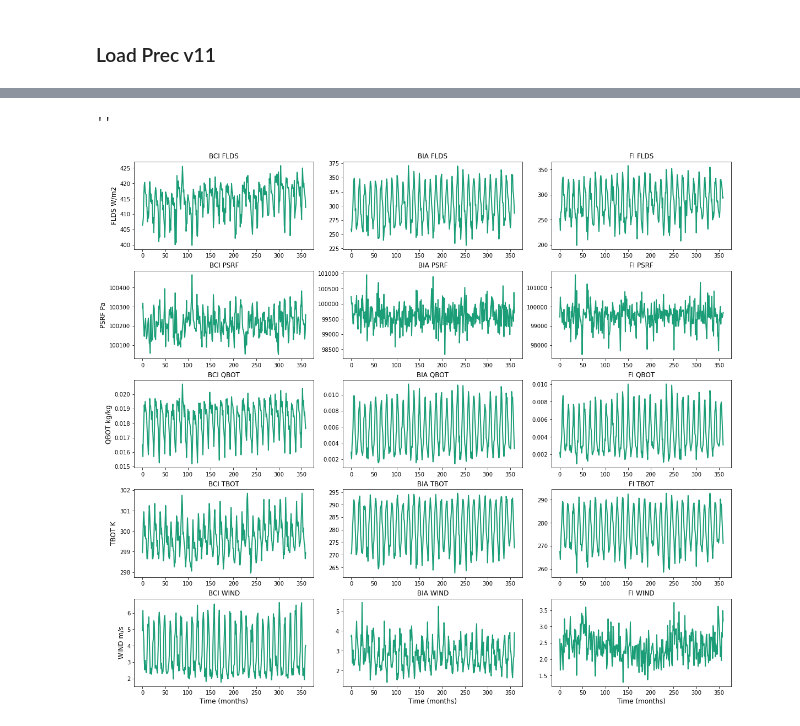
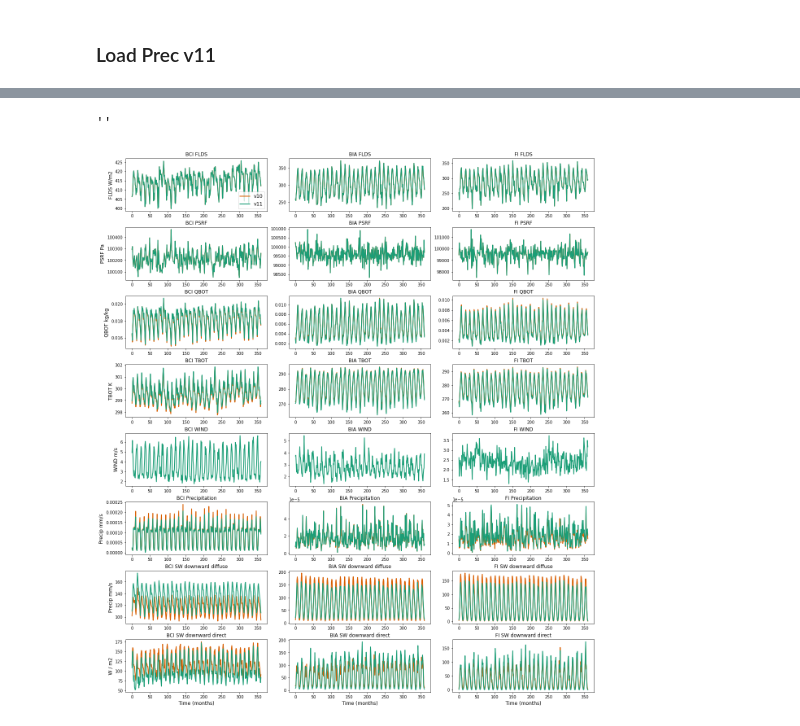
Before and after one commit to JessicaNeedham/FATES-plotting-scripts, a Jupyter notebook: Trendy_10_v_11.ipynb, the cells around one changed output, grey strips where cells are left out. Saved outputs shown, nothing was run; the diff lists cells and outputs as text; code cells hidden in the pictures.

Commit message:
Add trendy  v10 to comparison

```diff
--- a/Trendy_10_v_11.ipynb
+++ b/Trendy_10_v_11.ipynb
@@ -204,0 +352,19 @@ WIND_v11_fi = WIND_v11_fi.stack(time=('year','month'))
+# %%
+# TBOT
+TBOT_v10_bci = '/pscratch/sd/j/jneedham/trendy_dben_fig/CRUJRA2021_6hourly/BCI/crujra.v2.2.5d.tmp.full.nc'
+TBOT_v10_bci = xr.open_dataset(TBOT_v10_bci)
+TBOT_v10_bci = np.squeeze(TBOT_v10_bci.tmp)
+TBOT_v10_bci = TBOT_v10_bci.groupby('time.year').apply(mon_mean)
+TBOT_v10_bci = TBOT_v10_bci.stack(time=('year','month'))
+
+TBOT_v10_bia = '/pscratch/sd/j/jneedham/trendy_dben_fig/CRUJRA2021_6hourly/BIA/crujra.v2.2.5d.tmp.full.nc'
+TBOT_v10_bia = xr.open_dataset(TBOT_v10_bia)
+TBOT_v10_bia = np.squeeze(TBOT_v10_bia.tmp)
+TBOT_v10_bia = TBOT_v10_bia.groupby('time.year').apply(mon_mean)
+TBOT_v10_bia = TBOT_v10_bia.stack(time=('year','month'))
+
+TBOT_v10_fi = '/pscratch/sd/j/jneedham/trendy_dben_fig/CRUJRA2021_6hourly/FIN/crujra.v2.2.5d.tmp.full.nc'
+TBOT_v10_fi = xr.open_dataset(TBOT_v10_fi)
+TBOT_v10_fi = np.squeeze(TBOT_v10_fi.tmp)
+TBOT_v10_fi = TBOT_v10_fi.groupby('time.year').apply(mon_mean)
+TBOT_v10_fi = TBOT_v10_fi.stack(time=('year','month'))
@@ -205,51 +413,103 @@ WIND_v11_fi = WIND_v11_fi.stack(time=('year','month'))
 # %%
 fig2, ((f2ax0,f2ax1,f2ax2),(f2ax3,f2ax4,f2ax5), (f2ax6,f2ax7,f2ax8),
-      (f2ax9,f2ax10,f2ax11),(f2ax12,f2ax13,f2ax14)) = plt.subplots(nrows=5,ncols=3,
-                                                                   figsize=(16,14),constrained_layout=True)
+      (f2ax9,f2ax10,f2ax11),(f2ax12,f2ax13,f2ax14),
+      (f2ax15,f2ax16,f2ax17), (f2ax18,f2ax19,f2ax20),
+      (f2ax21,f2ax22,f2ax23)) = plt.subplots(nrows=8,ncols=3,figsize=(17,19),constrained_layout=True)
 
-f2ax0.plot(FLDS_v11_bci, color=colormap[0], linewidth=2, label = 'BCI v11')
+f2ax0.plot(FLDS_v10_bci, color=colormap[1], linewidth=2, label = 'v10')
+f2ax0.plot(FLDS_v11_bci, color=colormap[0], linewidth=2, label = 'v11')
 f2ax0.set_title('BCI FLDS', fontsize = 12)
 f2ax0.set_ylabel('FLDS W/m2', fontsize = 12)
+f2ax0.legend(fontsize=12)
+f2ax1.plot(FLDS_v10_bia, color=colormap[1], linewidth=2, label = 'v10')
 f2ax1.plot(FLDS_v11_bia, color=colormap[0], linewidth=2, label = 'BIA v11')
 f2ax1.set_title('BIA FLDS', fontsize = 12)
+f2ax2.plot(FLDS_v10_fi, color=colormap[1], linewidth=2, label = 'v10')
 f2ax2.plot(FLDS_v11_fi, color=colormap[0], linewidth=2, label = 'FI v11')
 f2ax2.set_title('FI FLDS', fontsize = 12)
 
+f2ax3.plot(PSRF_v10_bci, color=colormap[1], linewidth=2, label = 'BCI v11')
 f2ax3.plot(PSRF_v11_bci, color=colormap[0], linewidth=2, label = 'BCI v11')
 f2ax3.set_title('BCI PSRF', fontsize = 12)
 f2ax3.set_ylabel('PSRF Pa', fontsize = 12)
+f2ax4.plot(PSRF_v10_bia, color=colormap[1], linewidth=2, label = 'BCI v11')
 f2ax4.plot(PSRF_v11_bia, color=colormap[0], linewidth=2, label = 'BIA v11')
 f2ax4.set_title('BIA PSRF', fontsize = 12)
+f2ax5.plot(PSRF_v10_fi, color=colormap[1], linewidth=2, label = 'BCI v11')
 f2ax5.plot(PSRF_v11_fi, color=colormap[0], linewidth=2, label = 'FI v11')
 f2ax5.set_title('FI PSRF', fontsize = 12)
 
+f2ax6.plot(QBOT_v10_bci, color=colormap[1], linewidth=2, label = 'BCI v11')
 f2ax6.plot(QBOT_v11_bci, color=colormap[0], linewidth=2, label = 'BCI v11')
 f2ax6.set_title('BCI QBOT', fontsize = 12)
 f2ax6.set_ylabel('QBOT kg/kg', fontsize = 12)
+f2ax7.plot(QBOT_v10_bia, color=colormap[1], linewidth=2, label = 'BCI v11')
 f2ax7.plot(QBOT_v11_bia, color=colormap[0], linewidth=2, label = 'BIA v11')
 f2ax7.set_title('BIA QBOT', fontsize = 12)
+f2ax8.plot(QBOT_v10_fi, color=colormap[1], linewidth=2, label = 'BCI v11')
 f2ax8.plot(QBOT_v11_fi, color=colormap[0], linewidth=2, label = 'FI v11')
 f2ax8.set_title('FI QBOT', fontsize = 12)
 
+f2ax9.plot(TBOT_v10_bci, color=colormap[1], linewidth=2, label = 'BCI v11')
 f2ax9.plot(TBOT_v11_bci, color=colormap[0], linewidth=2, label = 'BCI v11')
 f2ax9.set_title('BCI TBOT', fontsize = 12)
 f2ax9.set_ylabel('TBOT K', fontsize = 12)
+f2ax10.plot(TBOT_v10_bia, color=colormap[1], linewidth=2, label = 'BCI v11')
 f2ax10.plot(TBOT_v11_bia, color=colormap[0], linewidth=2, label = 'BIA v11')
 f2ax10.set_title('BIA TBOT', fontsize = 12)
+f2ax11.plot(TBOT_v10_fi, color=colormap[1], linewidth=2, label = 'BCI v11')
 f2ax11.plot(TBOT_v11_fi, color=colormap[0], linewidth=2, label = 'FI v11')
 f2ax11.set_title('FI TBOT', fontsize = 12)
 
+#f2ax12.plot(WIND_v10_bci, color=colormap[1], linewidth=2, label = 'BCI v11')
 f2ax12.plot(WIND_v11_bci, color=colormap[0], linewidth=2, label = 'BCI v11')
 f2ax12.set_title('BCI WIND', fontsize = 12)
-f2ax12.set_xlabel('Time (months)', fontsize = 12)
 f2ax12.set_ylabel('WIND m/s', fontsize = 12)
+#f2ax13.plot(WIND_v10_bia, color=colormap[1], linewidth=2, label = 'BCI v11')
 f2ax13.plot(WIND_v11_bia, color=colormap[0], linewidth=2, label = 'BIA v11')
 f2ax13.set_title('BIA WIND', fontsize = 12)
-f2ax13.set_xlabel('Time (months)', fontsize = 12)
+#f2ax14.plot(WIND_v10_fi, color=colormap[1], linewidth=2, label = 'BCI v11')
 f2ax14.plot(WIND_v11_fi, color=colormap[0], linewidth=2, label = 'FI v11')
 f2ax14.set_title('FI WIND', fontsize = 12)
-f2ax14.set_xlabel('Time (months)', fontsize = 12)
+
+f2ax15.plot(prec_v10_bci, color=colormap[1], linewidth=2, label = 'BCI v11')
+f2ax15.plot(prec_v11_bci, color=colormap[0], linewidth=2, label = 'BCI v11')
+f2ax15.set_title('BCI Precipitation', fontsize = 12)
+f2ax15.set_ylabel('Precip mm/s', fontsize = 12)
+f2ax16.plot(prec_v10_bia, color=colormap[1], linewidth=2, label = 'BCI v11')
+f2ax16.plot(prec_v11_bia, color=colormap[0], linewidth=2, label = 'BIA v11')
+f2ax16.set_title('BIA Precipitation', fontsize = 12)
+f2ax17.plot(prec_v10_fi, color=colormap[1], linewidth=2, label = 'BCI v11')
+f2ax17.plot(prec_v11_fi, color=colormap[0], linewidth=2, label = 'FI v11')
+f2ax17.set_title('FI Precipitation', fontsize = 12)
+
+f2ax18.plot(fsds_v10_bci_diffuse, color=colormap[1], linewidth=2, label = 'BCI v11')
+f2ax18.plot(fsds_v11_bci_diffuse, color=colormap[0], linewidth=2, label = 'BCI v11')
+f2ax18.set_title('BCI SW downward diffuse', fontsize = 12)
+f2ax18.set_ylabel('Precip mm/s', fontsize = 12)
+f2ax19.plot(fsds_v10_bia_diffuse, color=colormap[1], linewidth=2, label = 'BCI v11')
+f2ax19.plot(fsds_v11_bia_diffuse, color=colormap[0], linewidth=2, label = 'BIA v11')
+f2ax19.set_title('BIA SW downward diffuse', fontsize = 12)
+f2ax20.plot(fsds_v10_fi_diffuse, color=colormap[1], linewidth=2, label = 'BCI v11')
+f2ax20.plot(fsds_v11_fi_diffuse, color=colormap[0], linewidth=2, label = 'FI v11')
+f2ax20.set_title('FI SW downward diffuse', fontsize = 12)
+
+f2ax21.plot(fsds_v10_bci_direct, color=colormap[1], linewidth=2, label = 'BCI v11')
+f2ax21.plot(fsds_v11_bci_direct, color=colormap[0], linewidth=2, label = 'BCI v11')
+f2ax21.set_title('BCI SW downward direct', fontsize = 12)
+f2ax21.set_xlabel('Time (months)', fontsize = 12)
+f2ax21.set_ylabel('W / m2', fontsize = 12)
+f2ax22.plot(fsds_v10_bia_direct, color=colormap[1], linewidth=2, label = 'BCI v11')
+f2ax22.plot(fsds_v11_bia_direct, color=colormap[0], linewidth=2, label = 'BIA v11')
+f2ax22.set_title('BIA SW downward direct', fontsize = 12)
+f2ax22.set_xlabel('Time (months)', fontsize = 12)
+f2ax23.plot(fsds_v10_fi_direct, color=colormap[1], linewidth=2, label = 'BCI v11')
+f2ax23.plot(fsds_v11_fi_direct, color=colormap[0], linewidth=2, label = 'FI v11')
+f2ax23.set_title('FI SW downward direct', fontsize = 12)
+f2ax23.set_xlabel('Time (months)', fontsize = 12)
+
+plt.savefig('TRENDY_v10_v_v11.png', facecolor='white')
 ;
 # %% [output]
 ''
-[figure, old version]
+[figure, new version]
```
Also changed, not shown: parts of 24 cells of this notebook.
